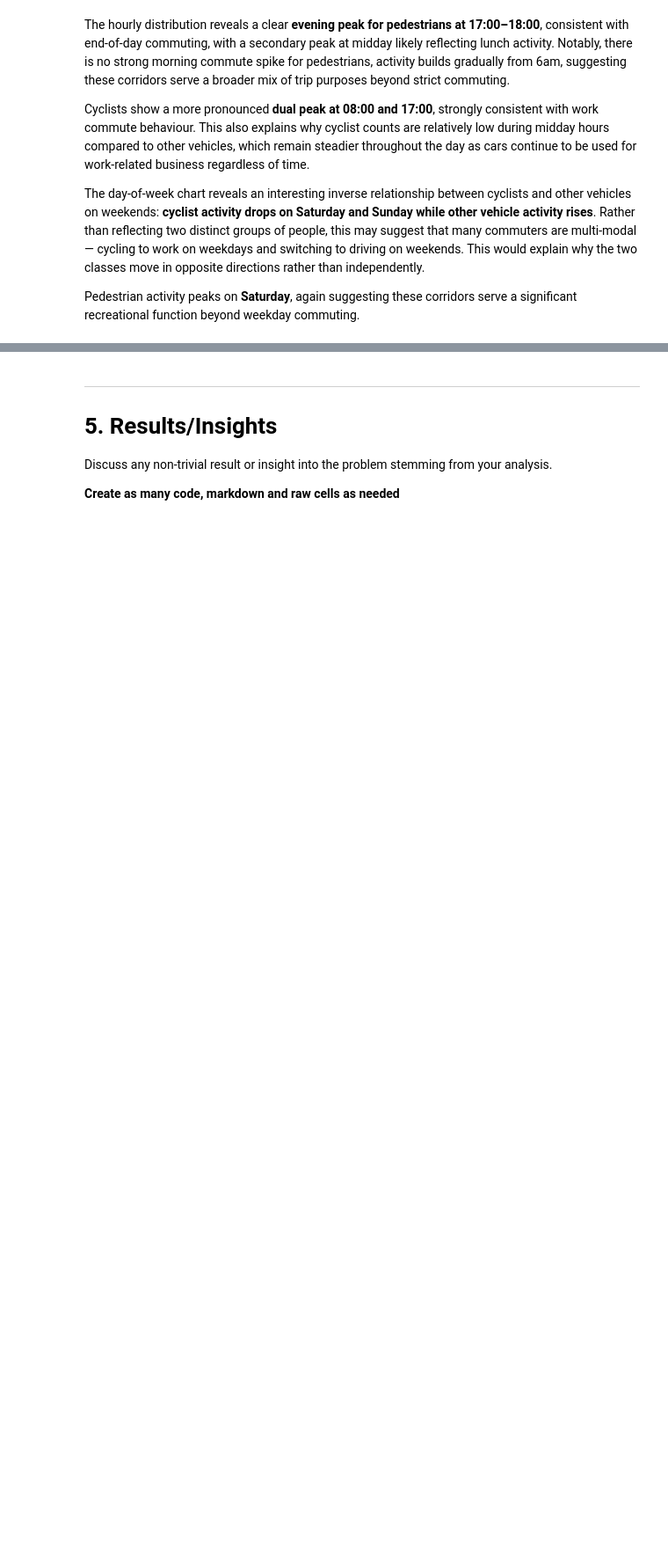
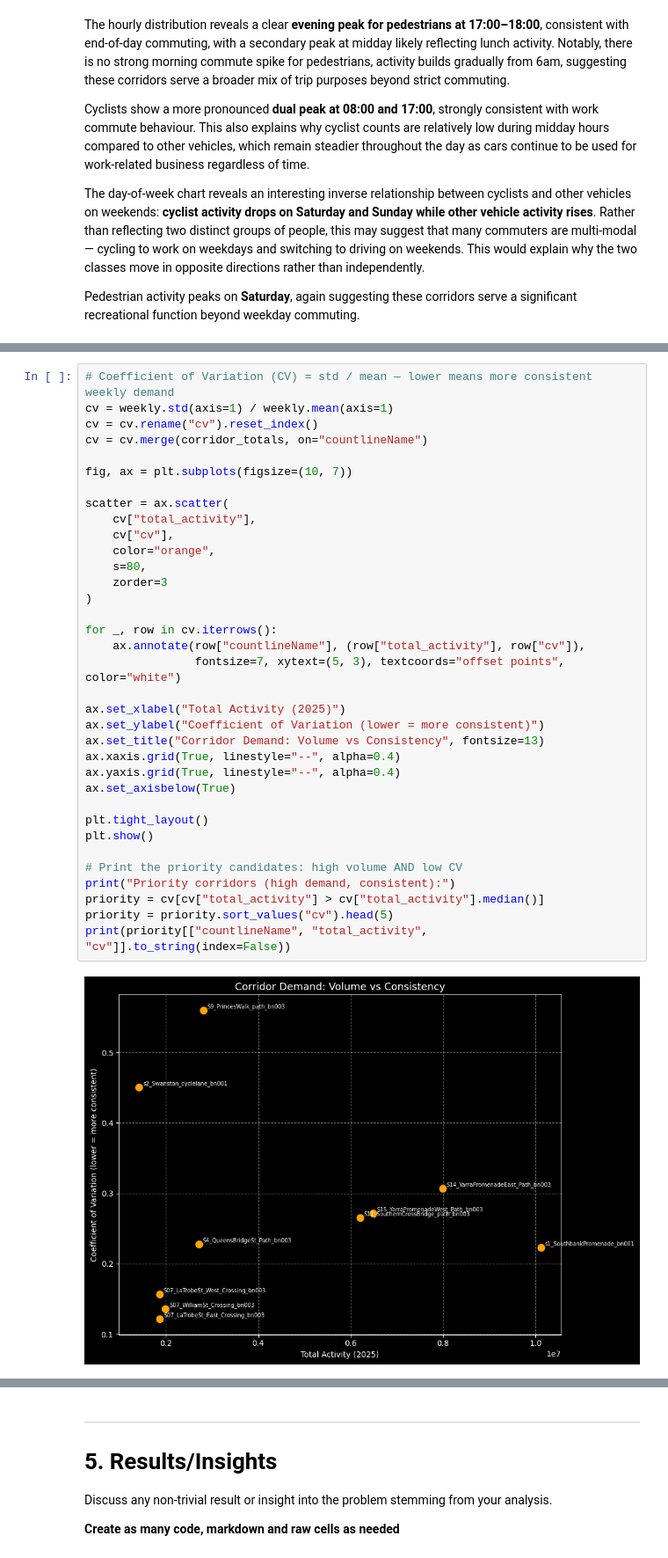
Before and after one commit to notfatdan/37373Project, a Jupyter notebook: Project Template Programming for Data Analysis Autumn 2026.ipynb, the cells around one changed output, grey strips where cells are left out. Shown at 88% size. Cells and saved outputs as stored; diff of their text form; blank space fills up the shorter version.

```diff
--- a/Project Template Programming for Data Analysis Autumn 2026.ipynb
+++ b/Project Template Programming for Data Analysis Autumn 2026.ipynb
@@ -410,0 +392,37 @@ Pedestrian activity peaks on **Saturday**, again suggesting these corridors serv
+# %%
+# Coefficient of Variation (CV) = std / mean — lower means more consistent weekly demand
+cv = weekly.std(axis=1) / weekly.mean(axis=1)
+cv = cv.rename("cv").reset_index()
+cv = cv.merge(corridor_totals, on="countlineName")
+
+fig, ax = plt.subplots(figsize=(10, 7))
+
+scatter = ax.scatter(
+    cv["total_activity"],
+    cv["cv"],
+    color="orange",
+    s=80,
+    zorder=3
+)
+
+for _, row in cv.iterrows():
+    ax.annotate(row["countlineName"], (row["total_activity"], row["cv"]),
+                fontsize=7, xytext=(5, 3), textcoords="offset points", color="white")
+
+ax.set_xlabel("Total Activity (2025)")
+ax.set_ylabel("Coefficient of Variation (lower = more consistent)")
+ax.set_title("Corridor Demand: Volume vs Consistency", fontsize=13)
+ax.xaxis.grid(True, linestyle="--", alpha=0.4)
+ax.yaxis.grid(True, linestyle="--", alpha=0.4)
+ax.set_axisbelow(True)
+
+plt.tight_layout()
+plt.show()
+
+# Print the priority candidates: high volume AND low CV
+print("Priority corridors (high demand, consistent):")
+priority = cv[cv["total_activity"] > cv["total_activity"].median()]
+priority = priority.sort_values("cv").head(5)
+print(priority[["countlineName", "total_activity", "cv"]].to_string(index=False))
+# %% [output]
+[figure, added]
```
Also changed, not shown: parts of 24 cells of this notebook, 2 other files.
